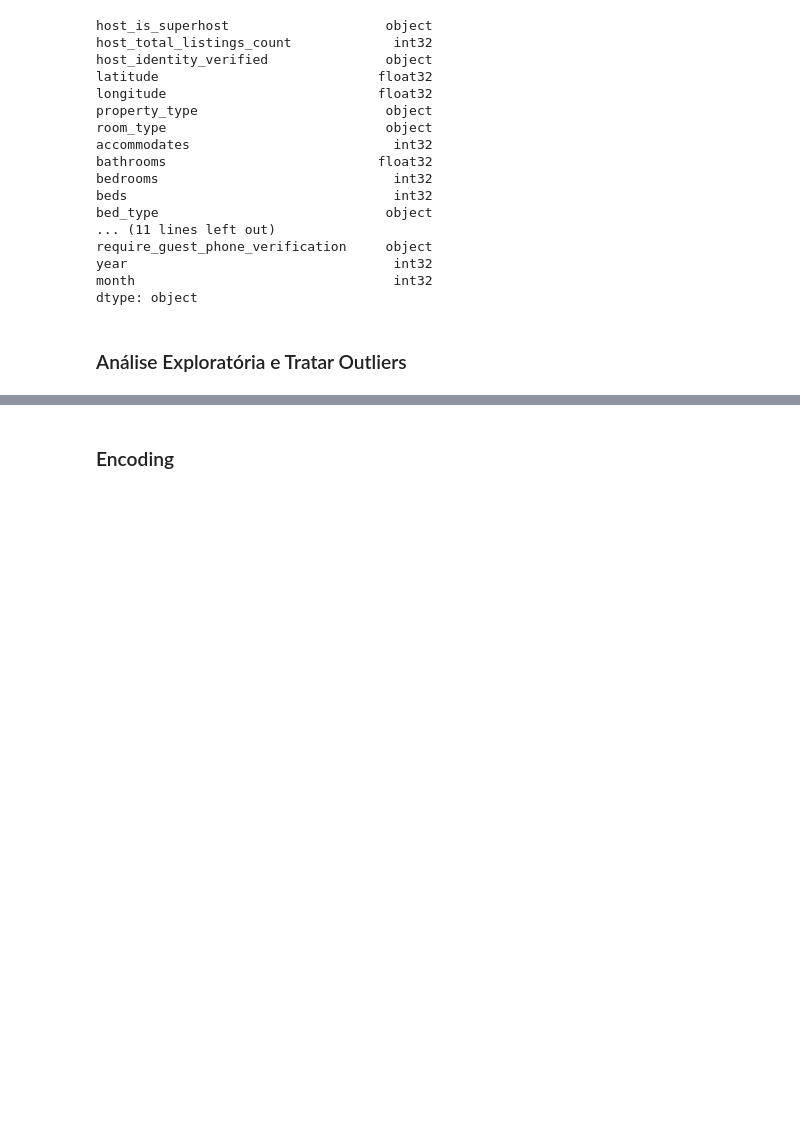
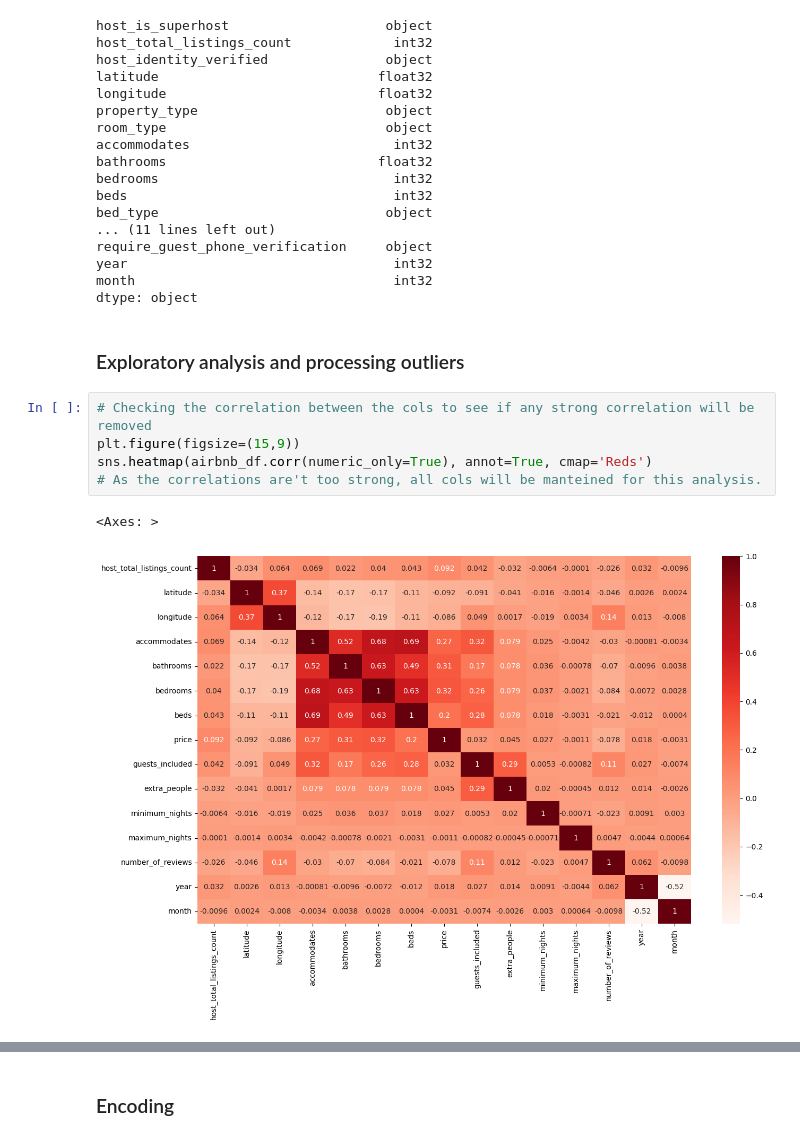
Before and after one commit to Dudols/DataScience-AirbnbRJ-Evaluation, a Jupyter notebook: Airbnb_Rio.ipynb, the cells around one changed output, grey strips where cells are left out. Saved outputs shown, nothing was run; the diff lists cells and outputs as text; blank space fills up the shorter version.

```diff
--- a/Airbnb_Rio.ipynb
+++ b/Airbnb_Rio.ipynb
@@ -194,5 +194,13 @@ require_guest_phone_verification     object
 year                                  int32
 month                                 int32
 dtype: object
-# %% [markdown]
-### Análise Exploratória e Tratar Outliers
+# %% [markdown]
+### Exploratory analysis and processing outliers
+# %%
+# Checking the correlation between the cols to see if any strong correlation will be removed
+plt.figure(figsize=(15,9))
+sns.heatmap(airbnb_df.corr(numeric_only=True), annot=True, cmap='Reds')
+# As the correlations are't too strong, all cols will be manteined for this analysis.
+# %% [output]
+<Axes: >
+[figure, added]
```
Also changed, not shown: parts of 4 cells of this notebook.
